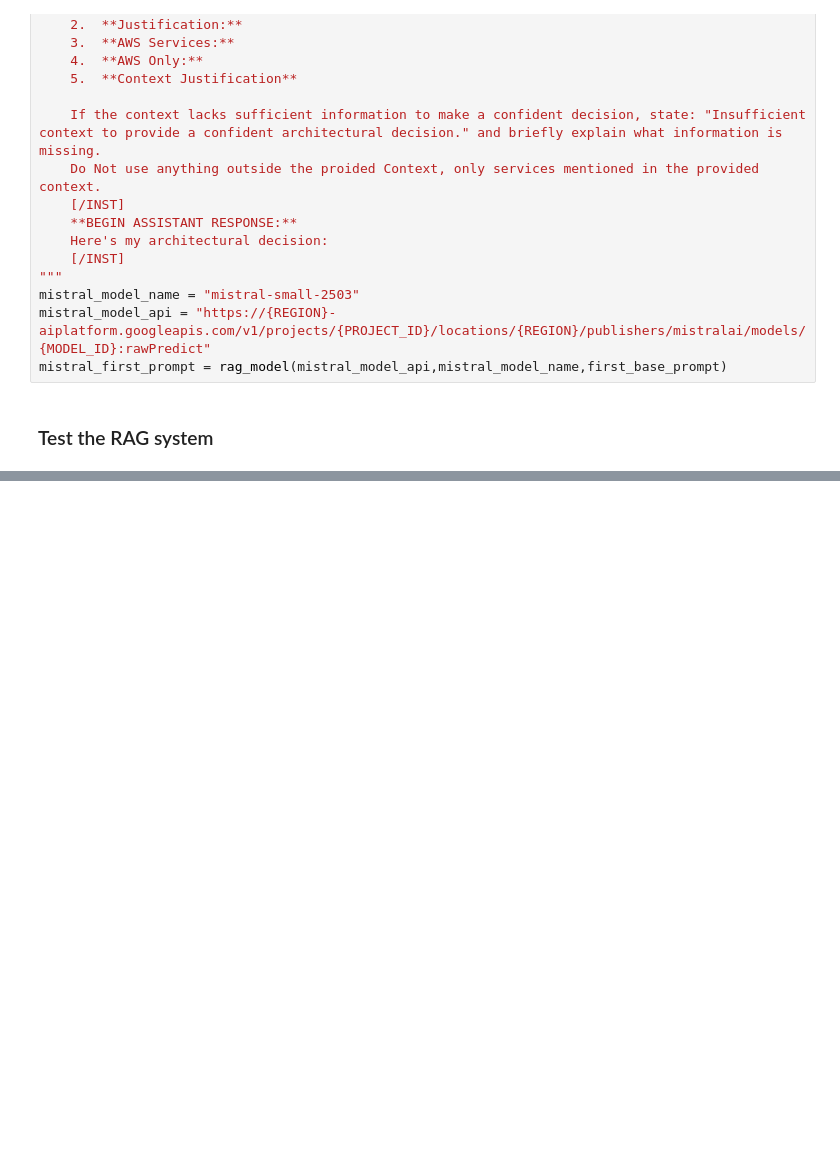
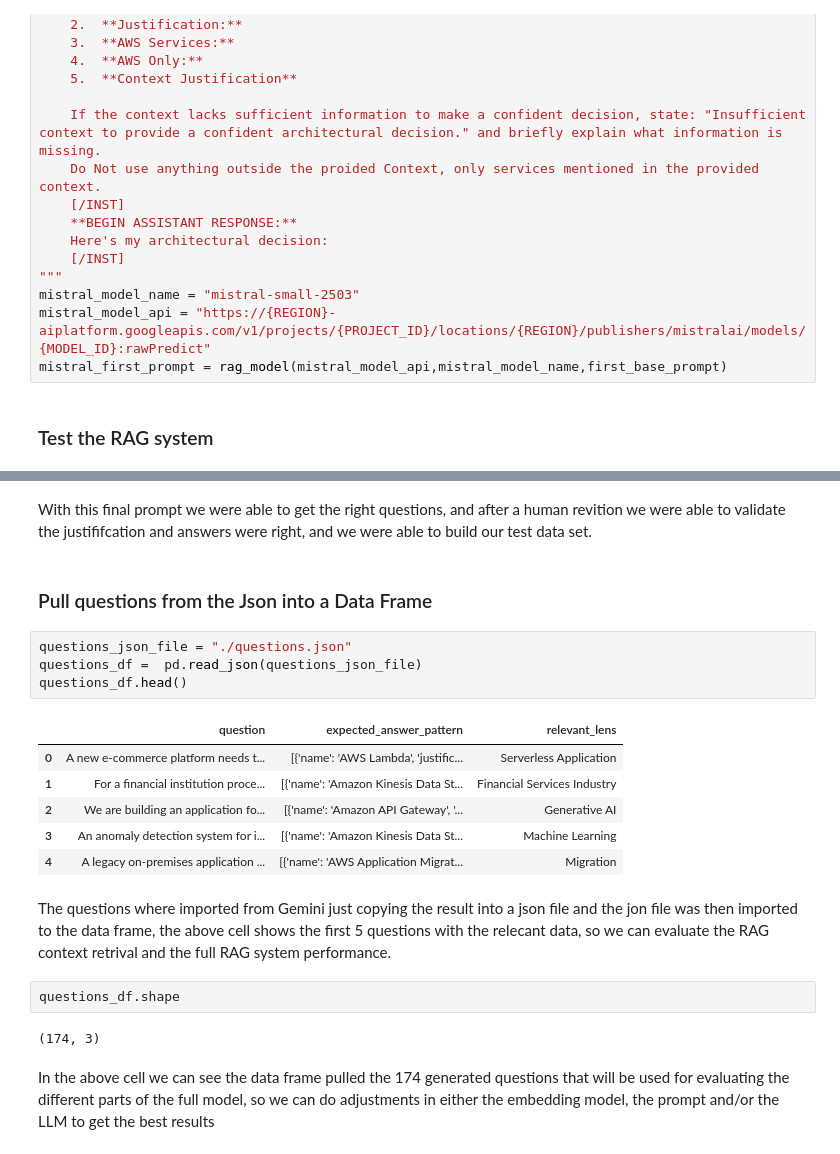
Before and after one commit to abornntec/proyecto_Integrador, a Jupyter notebook: Avance4.17.ipynb, the cells around one changed output, grey strips where cells are left out. Cells and saved outputs as stored; diff of their text form; blank space fills up the shorter version.

Commit message:
Questions for evaluation

```diff
--- a/Avance4.17.ipynb
+++ b/Avance4.17.ipynb
@@ -262,0 +299,23 @@ Dispositivo activo: cpu
+# %% [markdown]
+With this final prompt we were able to get the right questions, and after a human revition we were able to validate the justififcation and answers were right, and we were able to build our test data set.
+# %% [markdown]
+### Pull questions from the Json into a Data Frame
+# %%
+questions_json_file = "./questions.json"
+questions_df =  pd.read_json(questions_json_file)
+questions_df.head()
+# %% [output]
+|  | question | expected_answer_pattern | relevant_lens |
+| 0 | A new e-commerce platform needs t... | [{'name': 'AWS Lambda', 'justific... | Serverless Application |
+| 1 | For a financial institution proce... | [{'name': 'Amazon Kinesis Data St... | Financial Services Industry |
+| 2 | We are building an application fo... | [{'name': 'Amazon API Gateway', '... | Generative AI |
+| 3 | An anomaly detection system for i... | [{'name': 'Amazon Kinesis Data St... | Machine Learning |
+| 4 | A legacy on-premises application ... | [{'name': 'AWS Application Migrat... | Migration |
+# %% [markdown]
+The questions where imported from Gemini just copying the result into a json file and the jon file was then imported to the data frame, the above cell shows the first 5 questions with the relecant data, so we can evaluate the RAG context retrival and the full RAG system performance.
+# %%
+questions_df.shape
+# %% [output]
+(174, 3)
+# %% [markdown]
+In the above cell we can see the data frame pulled the 174 generated questions that will be used for evaluating the different parts of the full model, so we can do adjustments in either the embedding model, the prompt and/or the LLM to get the best results
```
Also changed, not shown: parts of 6 cells of this notebook, 2 other files.
